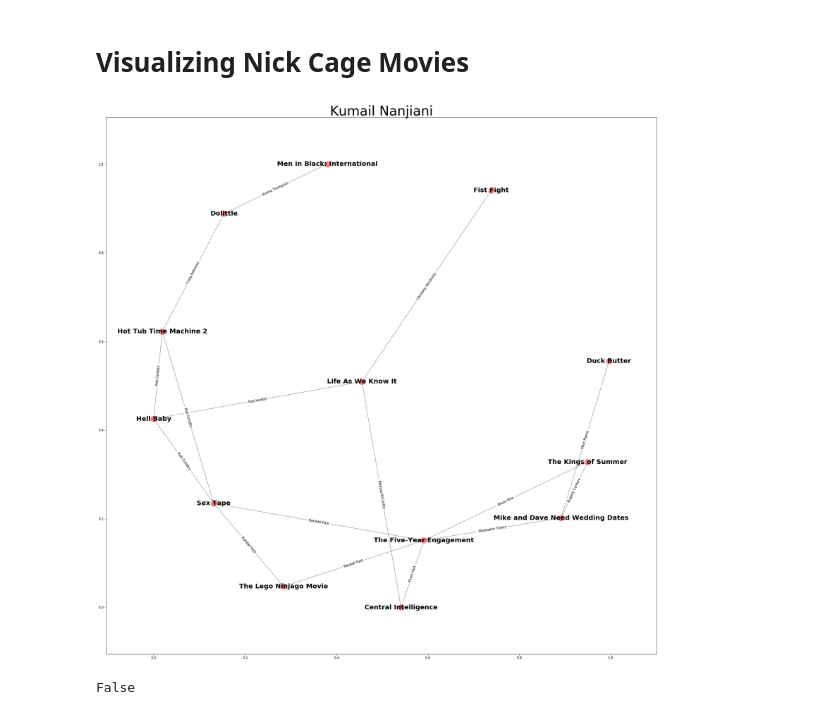
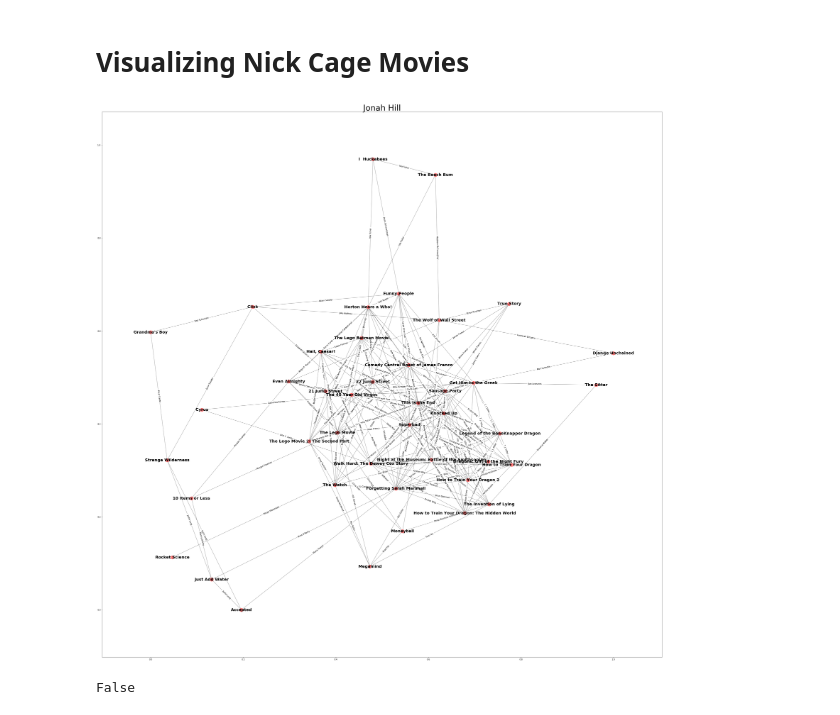
Before and after one commit to Naldershof/MovieGraphAnalysis, a Jupyter notebook: network_creation.ipynb, the cells around one changed output. Saved outputs shown, nothing was run; the diff lists cells and outputs as text; code cells hidden in the pictures.

```diff
--- a/network_creation.ipynb
+++ b/network_creation.ipynb
@@ -71,8 +71,8 @@ for path in k_shortest_paths(G, 11, 188927, 1):
 movie_dict = movie_df[['id','original_title']].set_index('id').to_dict()['original_title']
 cast_dict = cast_df[['id','name']].set_index('id').to_dict()['name']
 # %%
-m1 = 54138
-m2 = 188927
+m1 = 680
+m2 = 11
 
 
 def find_linkage(G,m1,m2):
@@ -101,9 +101,8 @@ def find_linkage(G,m1,m2):
 
     return sub
 # %%
-m1, m2 = random.sample(list(movie_dict.keys()), 2)
-
-m1, m2 = 15, 2039
-
-find_linkage(G,m1,m2)
+for x in range(0,10):
+    m1, m2 = random.sample(list(movie_df[movie_df.popularity >= 15].id.values), 2)
+    #m1 = 680, m2 = 11
+    find_linkage(G,m1,m2)
 # %% [output]
@@ -165,7 +330,7 @@ nx.draw_networkx(len_G, pos=pos, ax=ax, labels=label_dict, alpha=0.10)
 # %%
 # Oh so I'll need a thing which generates the entire graph but skips records with cast id = whatever
 
-actor = "Kumail Nanjiani"
+actor = "Jonah Hill"
 
 t = cast_df[~cast_df.name.isnull()]
 cage_ids = list(t[t.name.str.contains(actor)].m_id.unique())
@@ -178,7 +343,7 @@ cage_actor_id = list(t[t.name.str.contains(actor)].id.unique())[0]
 ###
 
 # Only get cast members who were in a nicholas cage movie
-cast_lim = cast_df[cast_df.order <= 50]
+cast_lim = cast_df[cast_df.order < 50]
 cast_lim = cast_lim[cast_lim.m_id.isin(cage_ids)]
 
 # So there's some extra ids in here I want to REMOVE cause they're not in the node_list
@@ -211,35 +376,35 @@ for x in list(zip(cast_edges, cast_property)):
 ###
 
 
-fig, ax = plt.subplots(figsize=(30, 30))
+fig, ax = plt.subplots(figsize=(50, 50))
 
 '''cage_graph = G.subgraph(cage_ids)
 cage_G = G.subgraph(cage_ids)'''
 
 # Generate connected components and select the largest:
 largest_component = max(nx.connected_components(cage_G), key=len)
 
 # Create a subgraph of G consisting only of this component:
 cage_G = cage_G.subgraph(largest_component)
 
 edge_labels = {}
 for x in cage_G.edges():
     edge_labels[(x[0], x[1])] = cast_dict[cage_G.get_edge_data(x[0], x[1])['label']]
     edge_labels[(x[1], x[0])] = cast_dict[cage_G.get_edge_data(x[0], x[1])['label']]
 
 label_dict = pd.Series(movie_df.set_index('id').loc[cage_G.nodes()].original_title.values,index=cage_G.nodes()).to_dict()
 pos=nx.spring_layout(cage_G, k=1 / np.sqrt(len(cage_G.nodes())))
 
 #pos = nx.spectral_layout(cage_G)
 #pos = nx.drawing.circular_layout(cage_G)
 
 nx.draw_networkx(cage_G, pos=pos, ax=ax, labels=label_dict, alpha = 0.5, font_size=20, font_weight='bold')
 nx.draw_networkx_edge_labels(cage_G, pos=pos, ax=ax, edge_labels=edge_labels)
 
 plt.title(actor, fontsize=40)
 plt.show()
 # %% [output]
-[figure, old version]
+[figure, new version]
 # %%
 500916 in cage_G.nodes()
 # %% [output]
```
Also changed, not shown: parts of 22 cells of this notebook, 1 other file.
